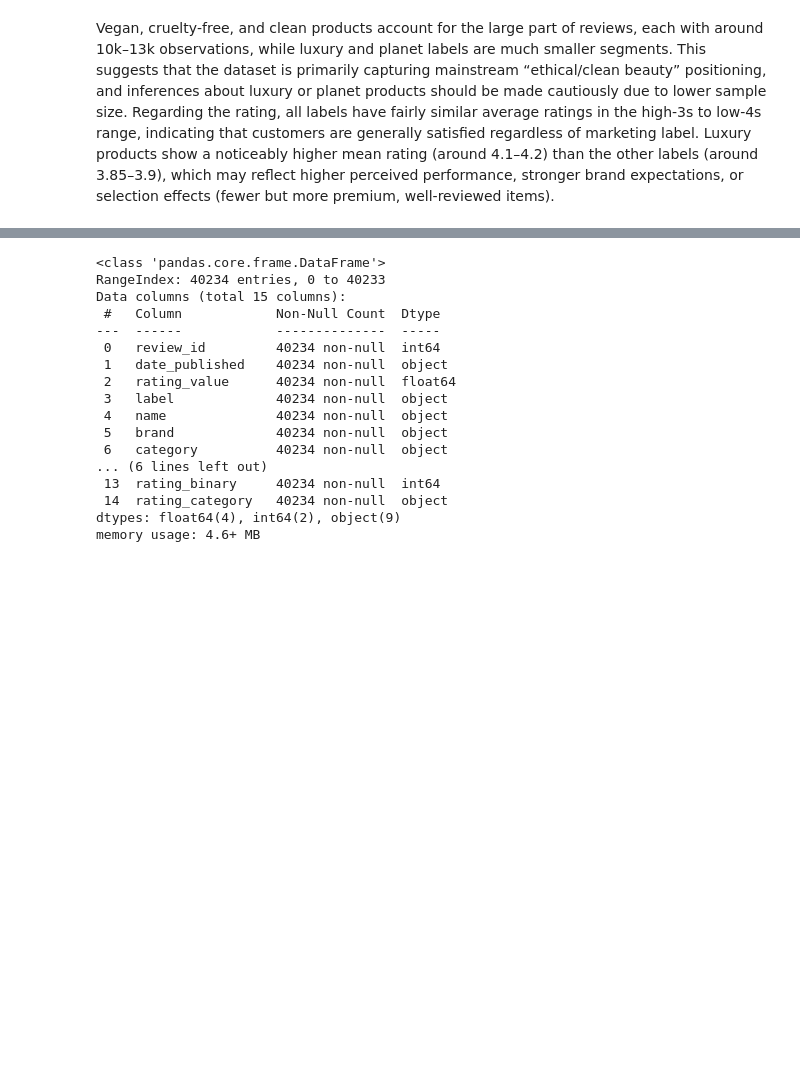
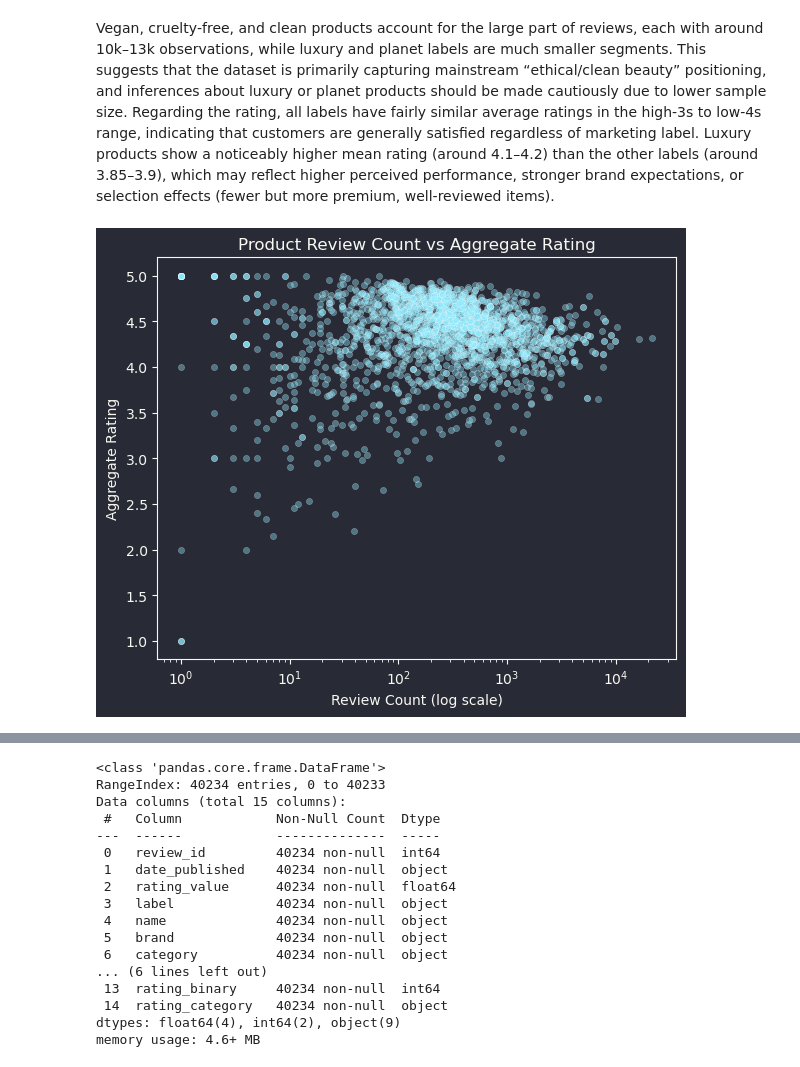
Before and after one commit to Weronikaa2001/Text-Mining-and-Social-Media-Mining-Sephora-Skincare-Reviews, a Jupyter notebook: Martyniuk_Madro_Sephora_Project.ipynb, the cells around one changed output, grey strips where cells are left out. Cells and saved outputs as stored; diff of their text form; code cells hidden in the pictures; blank space fills up the shorter version.

Commit message:
Added products analysis

```diff
--- a/Martyniuk_Madro_Sephora_Project.ipynb
+++ b/Martyniuk_Madro_Sephora_Project.ipynb
@@ -667,3 +667,27 @@ plt.show()
 [figure]
 # %% [markdown]
 Vegan, cruelty‑free, and clean products account for the large part of reviews, each with around 10k–13k observations, while luxury and planet labels are much smaller segments. This suggests that the dataset is primarily capturing mainstream “ethical/clean beauty” positioning, and inferences about luxury or planet products should be made cautiously due to lower sample size. Regarding the rating, all labels have fairly similar average ratings in the high‑3s to low‑4s range, indicating that customers are generally satisfied regardless of marketing label. Luxury products show a noticeably higher mean rating (around 4.1–4.2) than the other labels (around 3.85–3.9), which may reflect higher perceived performance, stronger brand expectations, or selection effects (fewer but more premium, well‑reviewed items).
+# %%
+# Check products
+product_stats = df.groupby(['name', 'brand', 'category']).agg(
+    n_reviews    = ('review_id', 'nunique'),
+    n_labels     = ('label', 'nunique'),
+    review_count = ('review_count', 'max'),
+    agg_rating   = ('aggregate_rating', 'max'),
+    price        = ('price', 'max')
+).reset_index()
+
+plt.figure(figsize=(6, 5))
+sns.scatterplot(
+    data=product_stats,
+    x='review_count', y='agg_rating',
+    alpha=0.4, s=20
+)
+plt.xscale('log')
+plt.xlabel('Review Count (log scale)')
+plt.ylabel('Aggregate Rating')
+plt.title('Product Review Count vs Aggregate Rating')
+plt.tight_layout()
+plt.show()
+# %% [output]
+[figure, added]
```
Also changed, not shown: parts of 2 cells of this notebook.
